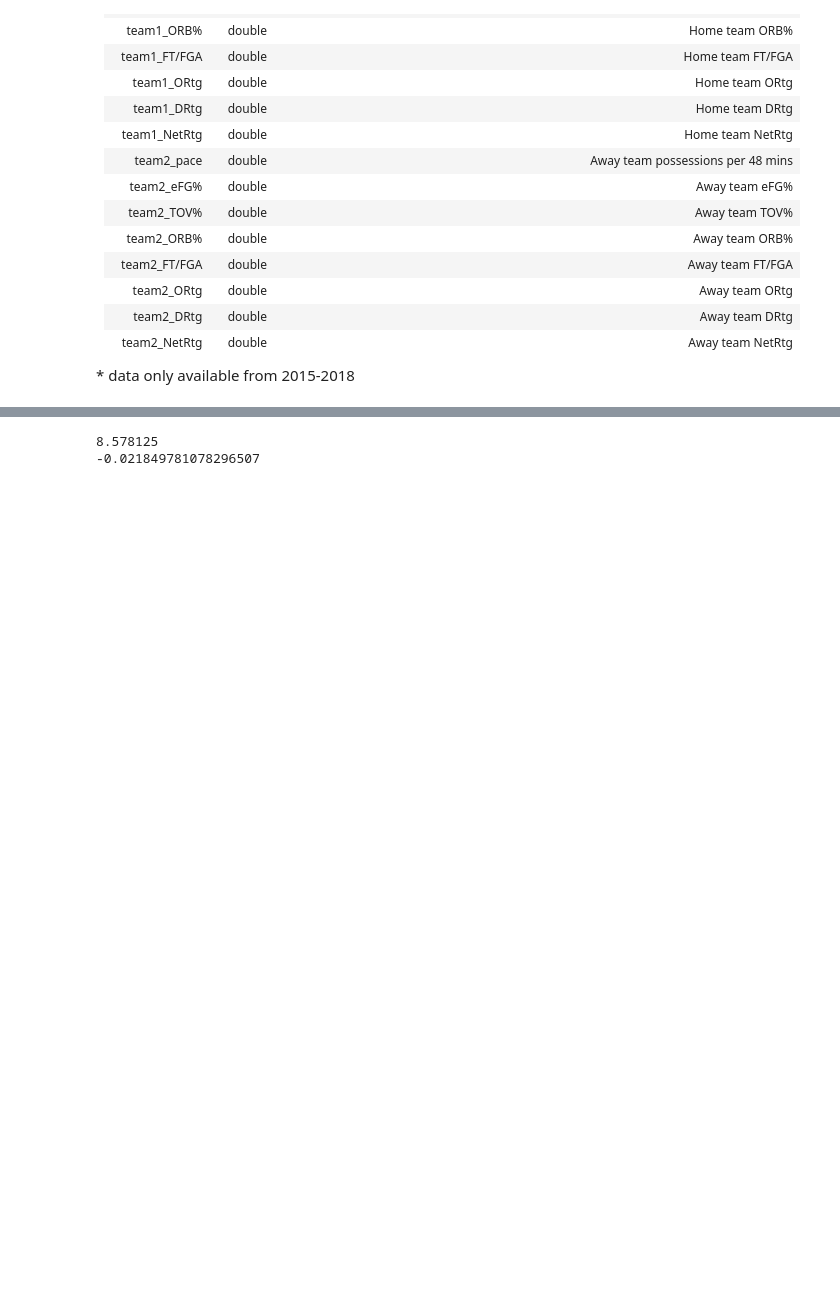
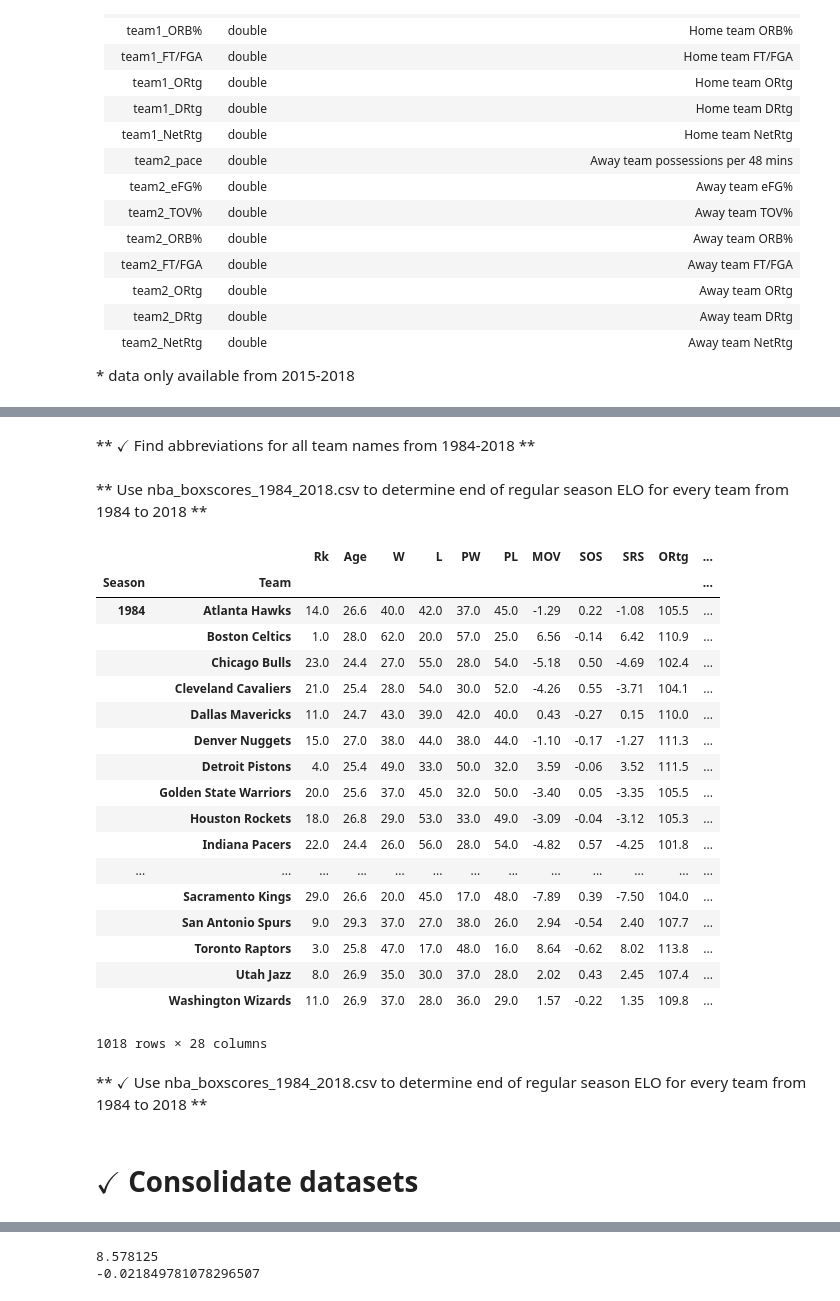
Before and after one commit to JKasakyan/nba-win-prob-model, a Jupyter notebook: Src/data_wrangle.ipynb, the cells around one changed output, grey strips where cells are left out. Drawn from its saved outputs; the diff is of its cells as text; code cells hidden in the pictures; blank space fills up the shorter version.

```diff
--- a/Src/data_wrangle.ipynb
+++ b/Src/data_wrangle.ipynb
@@ -301,0 +407,61 @@ See [FiveThirtyEight NBA Predictions](https://projects.fivethirtyeight.com/2018-
+# %%
+assert len(teams) == len(nba_1984_2018_initials.values())
+for initial in nba_1984_2018_initials.values():
+    assert df_boxscores_1984_2018[df_boxscores_1984_2018["team1"] == initial].shape[0] != 0, "Non-existing initial {}".format(initial)
+# %% [markdown]
+** $\checkmark$ Find abbreviations for all team names from 1984-2018 **
+# %% [markdown]
+** Use nba_boxscores_1984_2018.csv to determine end of regular season ELO for every team from 1984 to 2018 **
+# %%
+def regular_season_elo(boxscore_df, team_initials, season):
+    '''
+    Find the end of regular season ELO rating for a team (or ELO after latest game played to date, if season ongoing)
+
+    boxscore_df: DataFrame, see https://projects.fivethirtyeight.com/nba-model/nba_elo.csv for format
+    team_initials: string, official three letter initial for team
+    season: int, year of season (ex: 2017 refers to 2016-17 season)
+    '''
+    # handle edge case where 'new' Charlotte Hornets use initials CHO in basketball-reference and ELO dataset
+    if team_initials == "CHH" and season in list(range(2015, datetime.datetime.now().year + 1)):
+        team_initials = "CHO"
+    team_mask = (boxscore_df["team1"] == team_initials) | (boxscore_df["team2"] == team_initials)
+    season_mask = boxscore_df["season"] == season
+    regular_season_mask = pd.isnull(boxscore_df["playoff"])
+    last_game_indx = boxscore_df[team_mask & season_mask & regular_season_mask].tail(1).index[0]
+    team1 = boxscore_df.loc[last_game_indx]["team1"]
+    return boxscore_df.loc[last_game_indx]["elo1_post"] if team1 == team_initials else boxscore_df.loc[last_game_indx]["elo2_post"]
+# %%
+seasons_and_elos = [(index[0], regular_season_elo(df_boxscores_1984_2018, nba_1984_2018_initials[index[1]], index[0]) if index[1] != "League Average" else -1) for index, row in df_season_summaries_1984_2018.iterrows()]
+# %%
+season_elos = []
+for indx, (season, elo_rating) in enumerate(seasons_and_elos):
+    if elo_rating == -1:
+        # compute average for year
+        season_elos.append(np.mean([r for s, r in seasons_and_elos if s == season and r != -1]))
+    else:
+        season_elos.append(elo_rating)
+df_season_summaries_1984_2018["ELO"] = season_elos
+# %%
+df_season_summaries_1984_2018
+# %% [output]
+|  |  | Rk | Age | W | L | PW | PL | MOV | SOS | SRS | ORtg | ... |
+| Season | Team |  |  |  |  |  |  |  |  |  |  | ... |
+| 1984 | Atlanta Hawks | 14.0 | 26.6 | 40.0 | 42.0 | 37.0 | 45.0 | -1.29 | 0.22 | -1.08 | 105.5 | ... |
+|  | Boston Celtics | 1.0 | 28.0 | 62.0 | 20.0 | 57.0 | 25.0 | 6.56 | -0.14 | 6.42 | 110.9 | ... |
+|  | Chicago Bulls | 23.0 | 24.4 | 27.0 | 55.0 | 28.0 | 54.0 | -5.18 | 0.50 | -4.69 | 102.4 | ... |
+|  | Cleveland Cavaliers | 21.0 | 25.4 | 28.0 | 54.0 | 30.0 | 52.0 | -4.26 | 0.55 | -3.71 | 104.1 | ... |
+|  | Dallas Mavericks | 11.0 | 24.7 | 43.0 | 39.0 | 42.0 | 40.0 | 0.43 | -0.27 | 0.15 | 110.0 | ... |
+|  | Denver Nuggets | 15.0 | 27.0 | 38.0 | 44.0 | 38.0 | 44.0 | -1.10 | -0.17 | -1.27 | 111.3 | ... |
+|  | Detroit Pistons | 4.0 | 25.4 | 49.0 | 33.0 | 50.0 | 32.0 | 3.59 | -0.06 | 3.52 | 111.5 | ... |
+|  | Golden State Warriors | 20.0 | 25.6 | 37.0 | 45.0 | 32.0 | 50.0 | -3.40 | 0.05 | -3.35 | 105.5 | ... |
+|  | Houston Rockets | 18.0 | 26.8 | 29.0 | 53.0 | 33.0 | 49.0 | -3.09 | -0.04 | -3.12 | 105.3 | ... |
+|  | Indiana Pacers | 22.0 | 24.4 | 26.0 | 56.0 | 28.0 | 54.0 | -4.82 | 0.57 | -4.25 | 101.8 | ... |
+| ... | ... | ... | ... | ... | ... | ... | ... | ... | ... | ... | ... | ... |
+|  | Sacramento Kings | 29.0 | 26.6 | 20.0 | 45.0 | 17.0 | 48.0 | -7.89 | 0.39 | -7.50 | 104.0 | ... |
+|  | San Antonio Spurs | 9.0 | 29.3 | 37.0 | 27.0 | 38.0 | 26.0 | 2.94 | -0.54 | 2.40 | 107.7 | ... |
+|  | Toronto Raptors | 3.0 | 25.8 | 47.0 | 17.0 | 48.0 | 16.0 | 8.64 | -0.62 | 8.02 | 113.8 | ... |
+|  | Utah Jazz | 8.0 | 26.9 | 35.0 | 30.0 | 37.0 | 28.0 | 2.02 | 0.43 | 2.45 | 107.4 | ... |
+|  | Washington Wizards | 11.0 | 26.9 | 37.0 | 28.0 | 36.0 | 29.0 | 1.57 | -0.22 | 1.35 | 109.8 | ... |
+1018 rows × 28 columns
+# %% [markdown]
+** $\checkmark$ Use nba_boxscores_1984_2018.csv to determine end of regular season ELO for every team from 1984 to 2018 **
@@ -302 +470,3 @@ See [FiveThirtyEight NBA Predictions](https://projects.fivethirtyeight.com/2018-
+# %% [markdown]
+# $\checkmark$ Consolidate datasets
 # %% [markdown]
```
Also changed, not shown: parts of 17 cells of this notebook.
